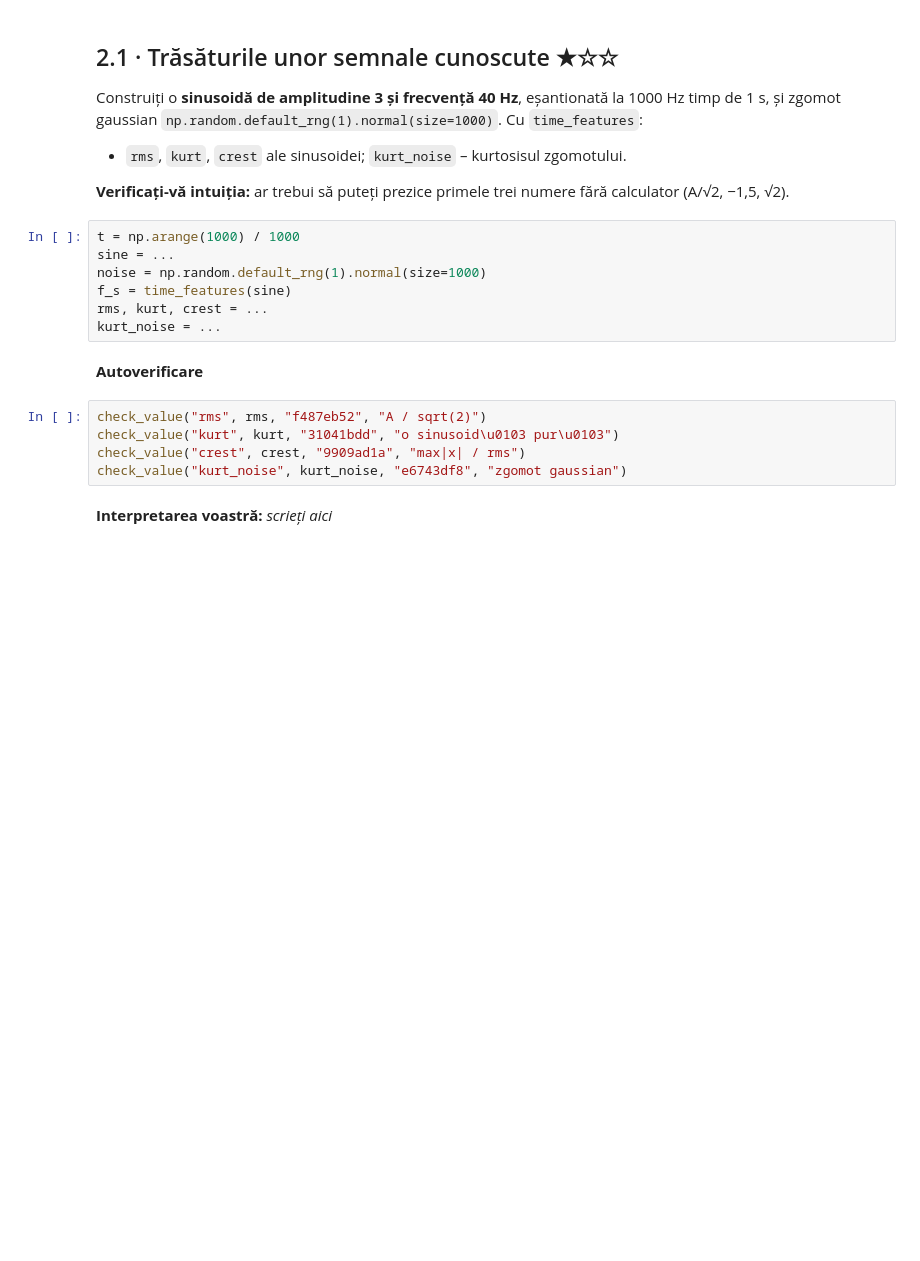
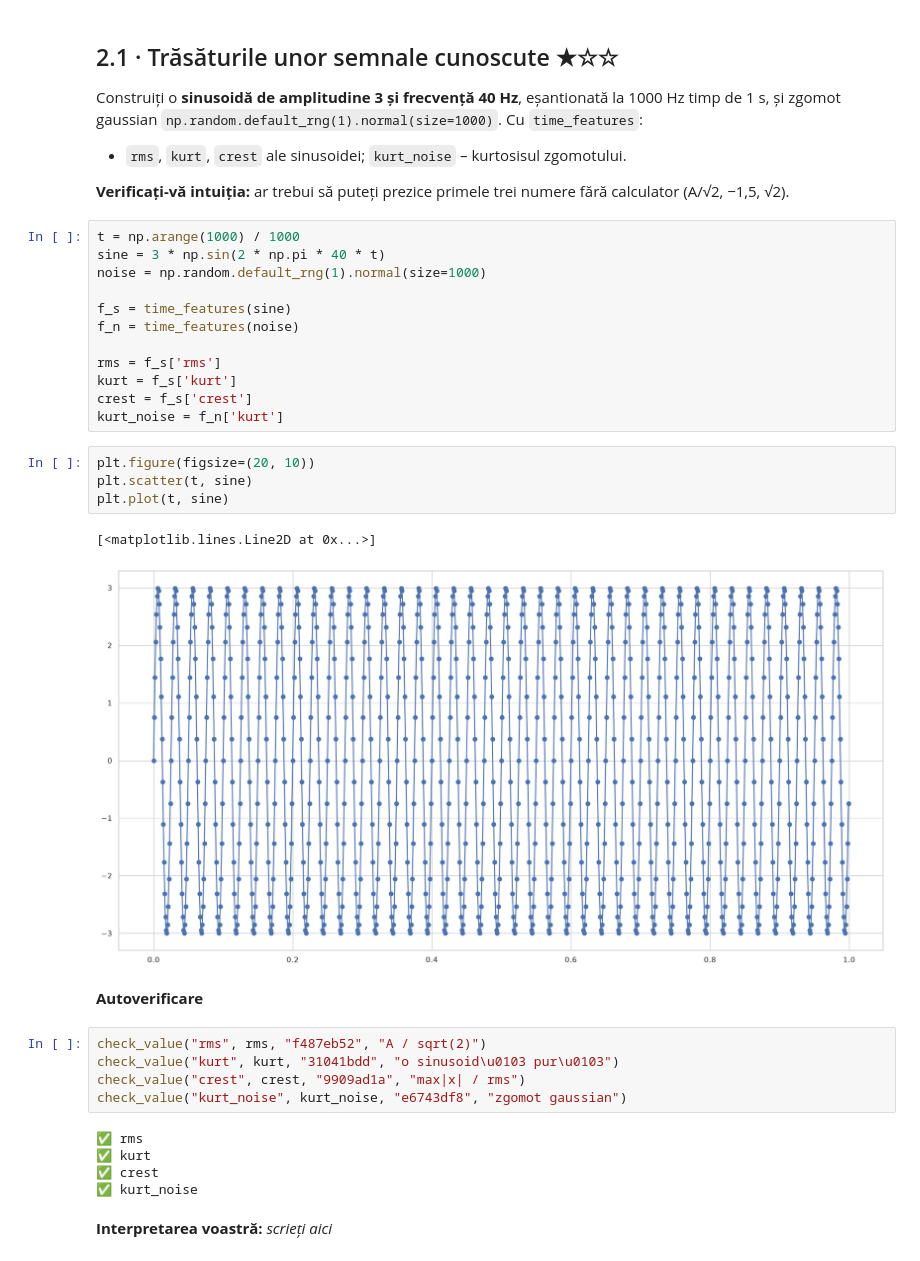
Before and after one commit to ionutzzzzz/ML-Algorithms, a Jupyter notebook: weeks/week 5/Lab5_Domniteanu_Ioan.ipynb, the cells around one changed output. Saved outputs shown, nothing was run; the diff lists cells and outputs as text; blank space fills up the shorter version.

```diff
--- a/weeks/week 5/Lab5_Domniteanu_Ioan.ipynb
+++ b/weeks/week 5/Lab5_Domniteanu_Ioan.ipynb
@@ -310,11 +379,23 @@ Construiți o **sinusoidă de amplitudine 3 și frecvență 40 Hz**, eșantionat
 **Verificați-vă intuiția:** ar trebui să puteți prezice primele trei numere fără calculator (A/√2, −1,5, √2).
 # %%
 t = np.arange(1000) / 1000
-sine = ...
+sine = 3 * np.sin(2 * np.pi * 40 * t)
 noise = np.random.default_rng(1).normal(size=1000)
+
 f_s = time_features(sine)
-rms, kurt, crest = ...
-kurt_noise = ...
+f_n = time_features(noise)
+
+rms = f_s['rms']
+kurt = f_s['kurt']
+crest = f_s['crest']
+kurt_noise = f_n['kurt']
+# %%
+plt.figure(figsize=(20, 10))
+plt.scatter(t, sine)
+plt.plot(t, sine)
+# %% [output]
+[<matplotlib.lines.Line2D at 0x...>]
+[figure, added]
 # %% [markdown]
 **Autoverificare**
 # %%
@@ -322,6 +403,11 @@ check_value("rms", rms, "f487eb52", "A / sqrt(2)")
 check_value("kurt", kurt, "31041bdd", "o sinusoid\u0103 pur\u0103")
 check_value("crest", crest, "9909ad1a", "max|x| / rms")
 check_value("kurt_noise", kurt_noise, "e6743df8", "zgomot gaussian")
+# %% [output]
+✅ rms
+✅ kurt
+✅ crest
+✅ kurt_noise
 # %% [markdown]
 **Interpretarea voastră:** _scrieți aici_
 # %% [markdown]
```
Also changed, not shown: parts of 117 cells of this notebook.
